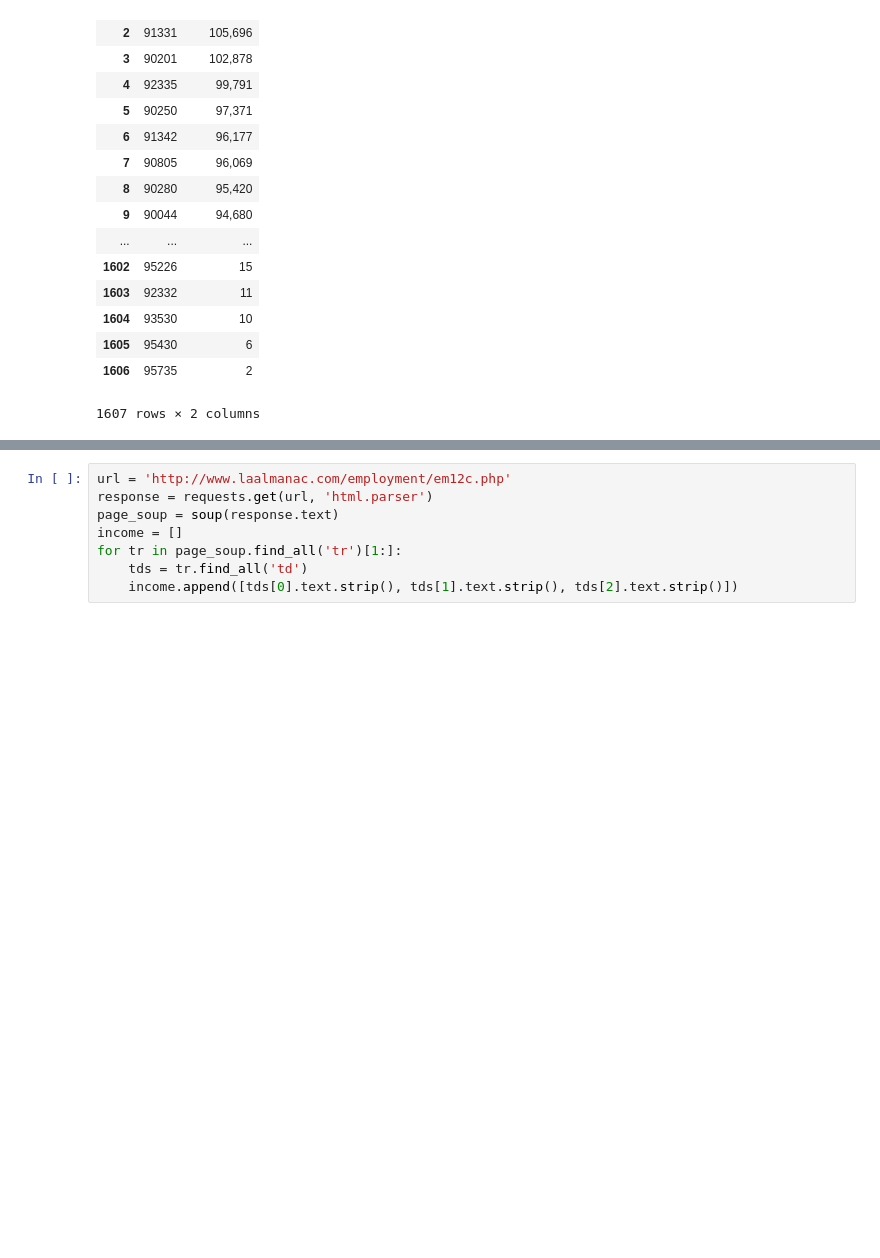
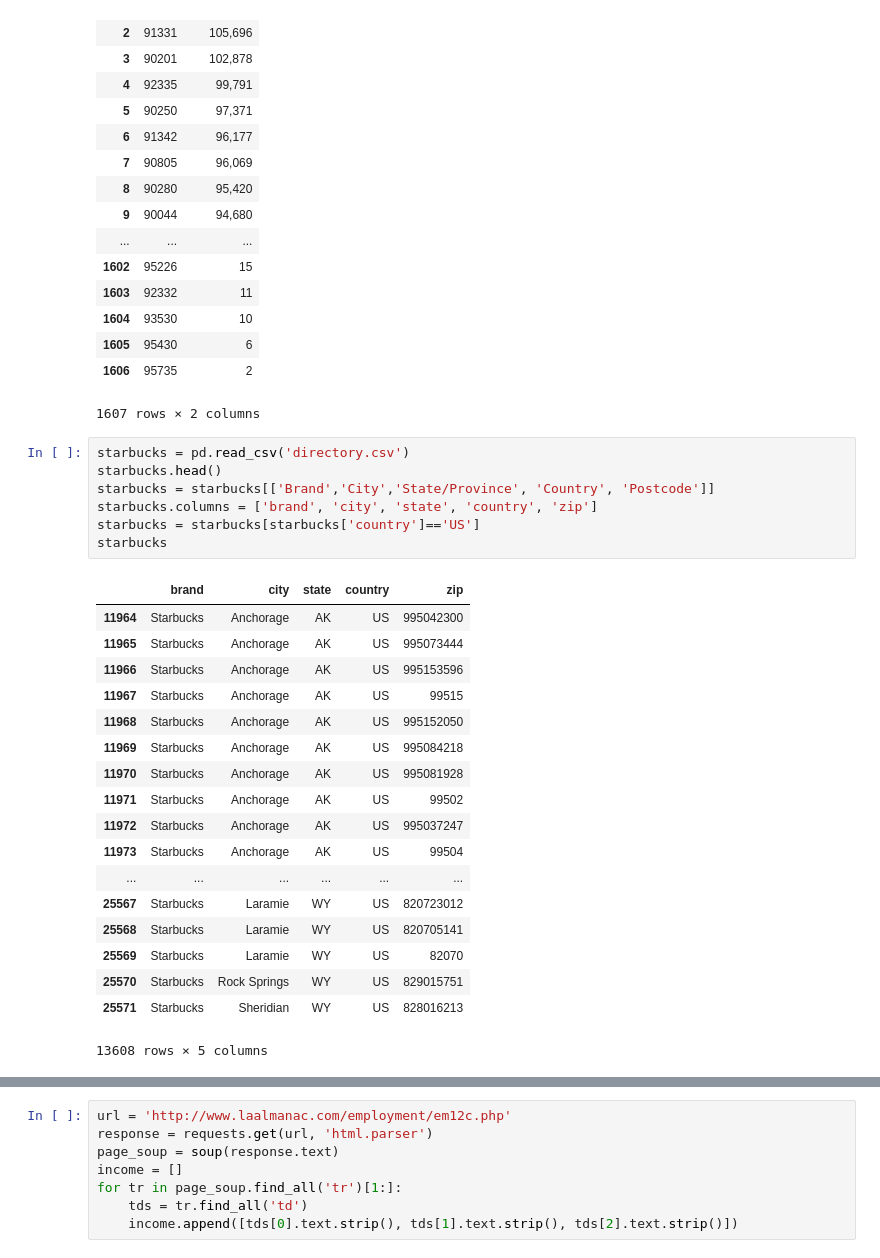
Before and after one commit to hone1er/ETLproject, a Jupyter notebook: datanotebook.ipynb, the cells around one changed output, grey strips where cells are left out. Saved outputs shown, nothing was run; the diff lists cells and outputs as text; blank space fills up the shorter version.

```diff
--- a/datanotebook.ipynb
+++ b/datanotebook.ipynb
@@ -36,5 +36,31 @@ populationdf
 | 1605 | 95430 | 6 |
 | 1606 | 95735 | 2 |
 1607 rows × 2 columns
+# %%
+starbucks = pd.read_csv('directory.csv')
+starbucks.head()
+starbucks = starbucks[['Brand','City','State/Province', 'Country', 'Postcode']]
+starbucks.columns = ['brand', 'city', 'state', 'country', 'zip']
+starbucks = starbucks[starbucks['country']=='US']
+starbucks
+# %% [output]
+|  | brand | city | state | country | zip |
+| 11964 | Starbucks | Anchorage | AK | US | 995042300 |
+| 11965 | Starbucks | Anchorage | AK | US | 995073444 |
+| 11966 | Starbucks | Anchorage | AK | US | 995153596 |
+| 11967 | Starbucks | Anchorage | AK | US | 99515 |
+| 11968 | Starbucks | Anchorage | AK | US | 995152050 |
+| 11969 | Starbucks | Anchorage | AK | US | 995084218 |
+| 11970 | Starbucks | Anchorage | AK | US | 995081928 |
+| 11971 | Starbucks | Anchorage | AK | US | 99502 |
+| 11972 | Starbucks | Anchorage | AK | US | 995037247 |
+| 11973 | Starbucks | Anchorage | AK | US | 99504 |
+| ... | ... | ... | ... | ... | ... |
+| 25567 | Starbucks | Laramie | WY | US | 820723012 |
+| 25568 | Starbucks | Laramie | WY | US | 820705141 |
+| 25569 | Starbucks | Laramie | WY | US | 82070 |
+| 25570 | Starbucks | Rock Springs | WY | US | 829015751 |
+| 25571 | Starbucks | Sheridian | WY | US | 828016213 |
+13608 rows × 5 columns
 # %%
 starbucks = pd.read_csv('directory.csv')
```
Also changed, not shown: parts of 3 cells of this notebook.
